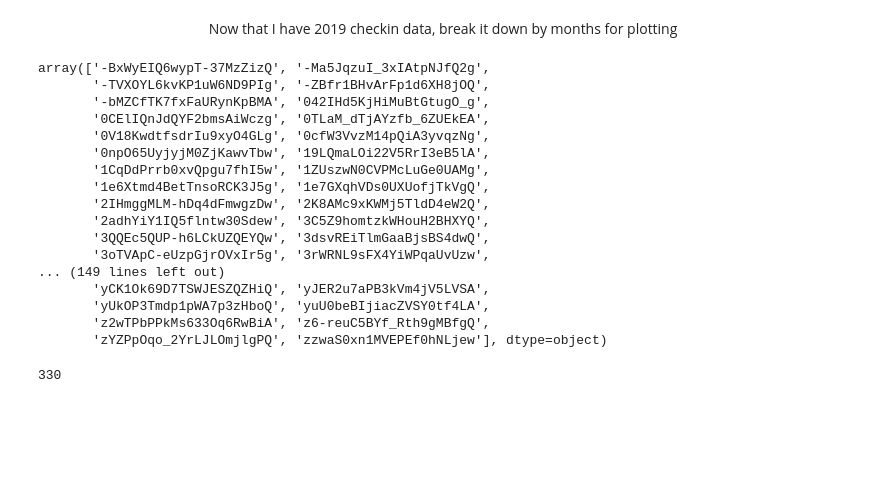
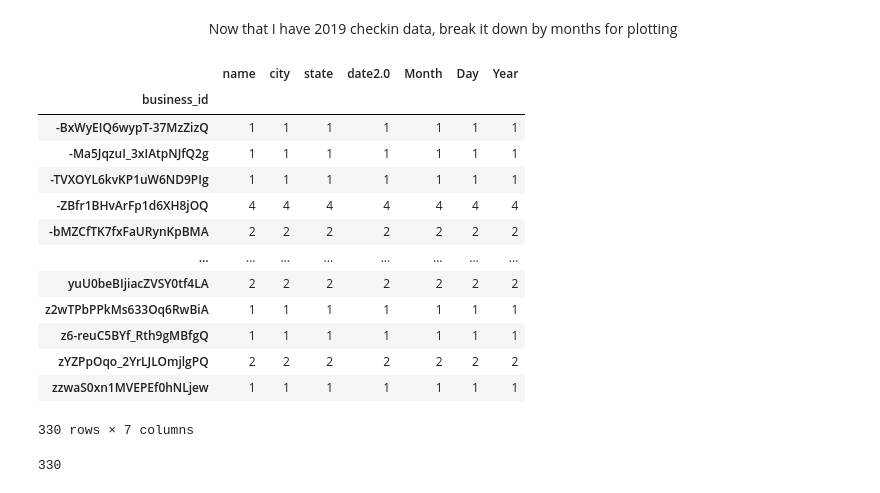
Before and after one commit to egitit/Yelp_Business_Check-ins_and_The-Weather, a Jupyter notebook: yelp_checkin_eda.ipynb, the cells around one changed output. Cells and saved outputs as stored; diff of their text form; code cells hidden in the pictures; blank space fills up the shorter version.

```diff
--- a/yelp_checkin_eda.ipynb
+++ b/yelp_checkin_eda.ipynb
@@ -228,27 +228,24 @@ checkins_2019
 # %%
 test = checkins_2019.loc[ (checkins_2019['Day'] == 1) & (checkins_2019['Month'] == 1)]
 test = test.groupby('business_id').count()
-test = test.reset_index()
-test = test['business_id'].unique()
+# test = test.reset_index()
+# test = test['business_id'].unique()
 test
 # %% [output]
+|  | name | city | state | date2.0 | Month | Day | Year |
+| business_id |  |  |  |  |  |  |  |
+| -BxWyEIQ6wypT-37MzZizQ | 1 | 1 | 1 | 1 | 1 | 1 | 1 |
+| -Ma5JqzuI_3xIAtpNJfQ2g | 1 | 1 | 1 | 1 | 1 | 1 | 1 |
+| -TVXOYL6kvKP1uW6ND9PIg | 1 | 1 | 1 | 1 | 1 | 1 | 1 |
+| -ZBfr1BHvArFp1d6XH8jOQ | 4 | 4 | 4 | 4 | 4 | 4 | 4 |
+| -bMZCfTK7fxFaURynKpBMA | 2 | 2 | 2 | 2 | 2 | 2 | 2 |
+| ... | ... | ... | ... | ... | ... | ... | ... |
+| yuU0beBIjiacZVSY0tf4LA | 2 | 2 | 2 | 2 | 2 | 2 | 2 |
+| z2wTPbPPkMs633Oq6RwBiA | 1 | 1 | 1 | 1 | 1 | 1 | 1 |
+| z6-reuC5BYf_Rth9gMBfgQ | 1 | 1 | 1 | 1 | 1 | 1 | 1 |
+| zYZPpOqo_2YrLJLOmjlgPQ | 2 | 2 | 2 | 2 | 2 | 2 | 2 |
+| zzwaS0xn1MVEPEf0hNLjew | 1 | 1 | 1 | 1 | 1 | 1 | 1 |
-array(['-BxWyEIQ6wypT-37MzZizQ', '-Ma5JqzuI_3xIAtpNJfQ2g',
-       '-TVXOYL6kvKP1uW6ND9PIg', '-ZBfr1BHvArFp1d6XH8jOQ',
-       '-bMZCfTK7fxFaURynKpBMA', '042IHd5KjHiMuBtGtugO_g',
-       '0CElIQnJdQYF2bmsAiWczg', '0TLaM_dTjAYzfb_6ZUEkEA',
-       '0V18KwdtfsdrIu9xyO4GLg', '0cfW3VvzM14pQiA3yvqzNg',
-       '0npO65UyjyjM0ZjKawvTbw', '19LQmaLOi22V5RrI3eB5lA',
-       '1CqDdPrrb0xvQpgu7fhI5w', '1ZUszwN0CVPMcLuGe0UAMg',
-       '1e6Xtmd4BetTnsoRCK3J5g', '1e7GXqhVDs0UXUofjTkVgQ',
-       '2IHmggMLM-hDq4dFmwgzDw', '2K8AMc9xKWMj5TldD4eW2Q',
-       '2adhYiY1IQ5flntw30Sdew', '3C5Z9homtzkWHouH2BHXYQ',
-       '3QQEc5QUP-h6LCkUZQEYQw', '3dsvREiTlmGaaBjsBS4dwQ',
-       '3oTVApC-eUzpGjrOVxIr5g', '3rWRNL9sFX4YiWPqaUvUzw',
-... (149 lines left out)
-       'yCK1Ok69D7TSWJESZQZHiQ', 'yJER2u7aPB3kVm4jV5LVSA',
-       'yUkOP3Tmdp1pWA7p3zHboQ', 'yuU0beBIjiacZVSY0tf4LA',
-       'z2wTPbPPkMs633Oq6RwBiA', 'z6-reuC5BYf_Rth9gMBfgQ',
-       'zYZPpOqo_2YrLJLOmjlgPQ', 'zzwaS0xn1MVEPEf0hNLjew'], dtype=object)
+330 rows × 7 columns
 # %%
 len(test)
 # %% [output]
```
Also changed, not shown: parts of 3 cells of this notebook.
